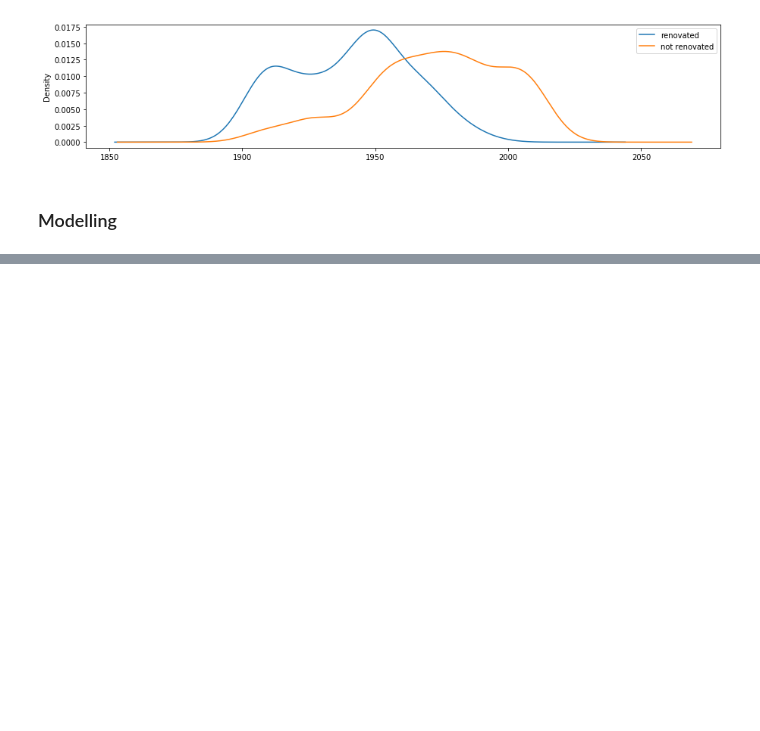
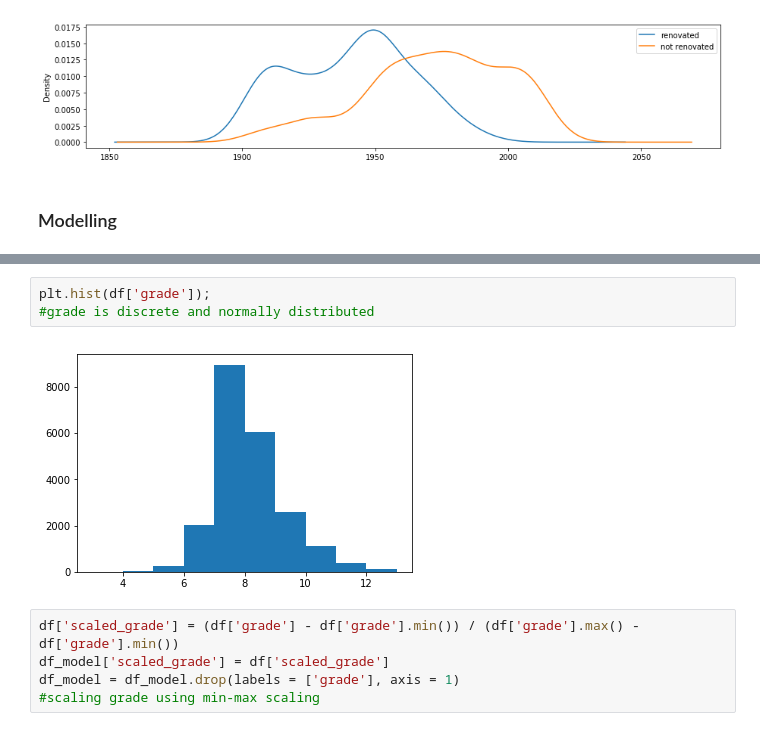
Before and after one commit to inesa-lisnic/flatiron-mod_1, a Jupyter notebook: data_cleaning.ipynb, the cells around one changed output, grey strips where cells are left out. Cells and saved outputs as stored; diff of their text form; blank space fills up the shorter version.

```diff
--- a/data_cleaning.ipynb
+++ b/data_cleaning.ipynb
@@ -828,0 +447,10 @@ df.drop(impossible_floors.index, axis = 0, inplace = True)
+# %%
+plt.hist(df['grade']);
+#grade is discrete and normally distributed
+# %% [output]
+[figure, added]
+# %%
+df['scaled_grade'] = (df['grade'] - df['grade'].min()) / (df['grade'].max() - df['grade'].min())
+df_model['scaled_grade'] = df['scaled_grade']
+df_model = df_model.drop(labels = ['grade'], axis = 1)
+#scaling grade using min-max scaling
```
Also changed, not shown: parts of 79 cells of this notebook.
